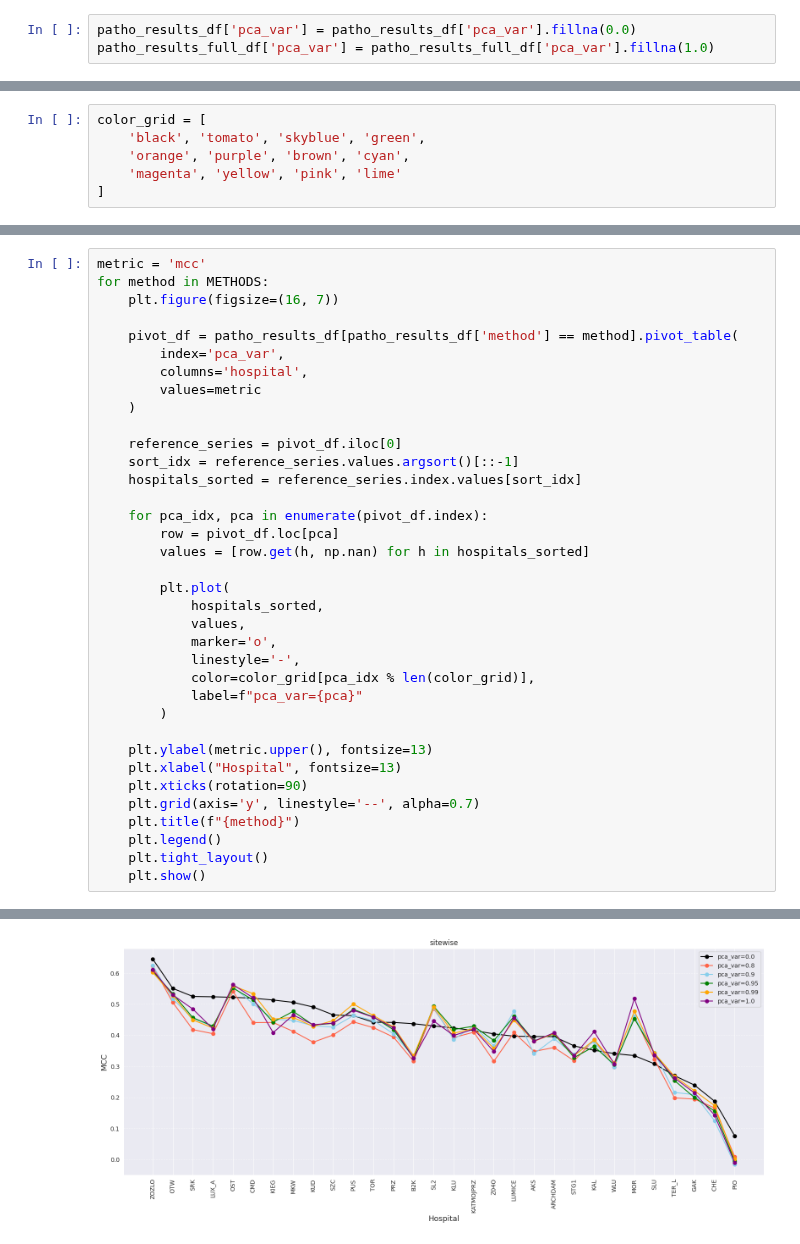
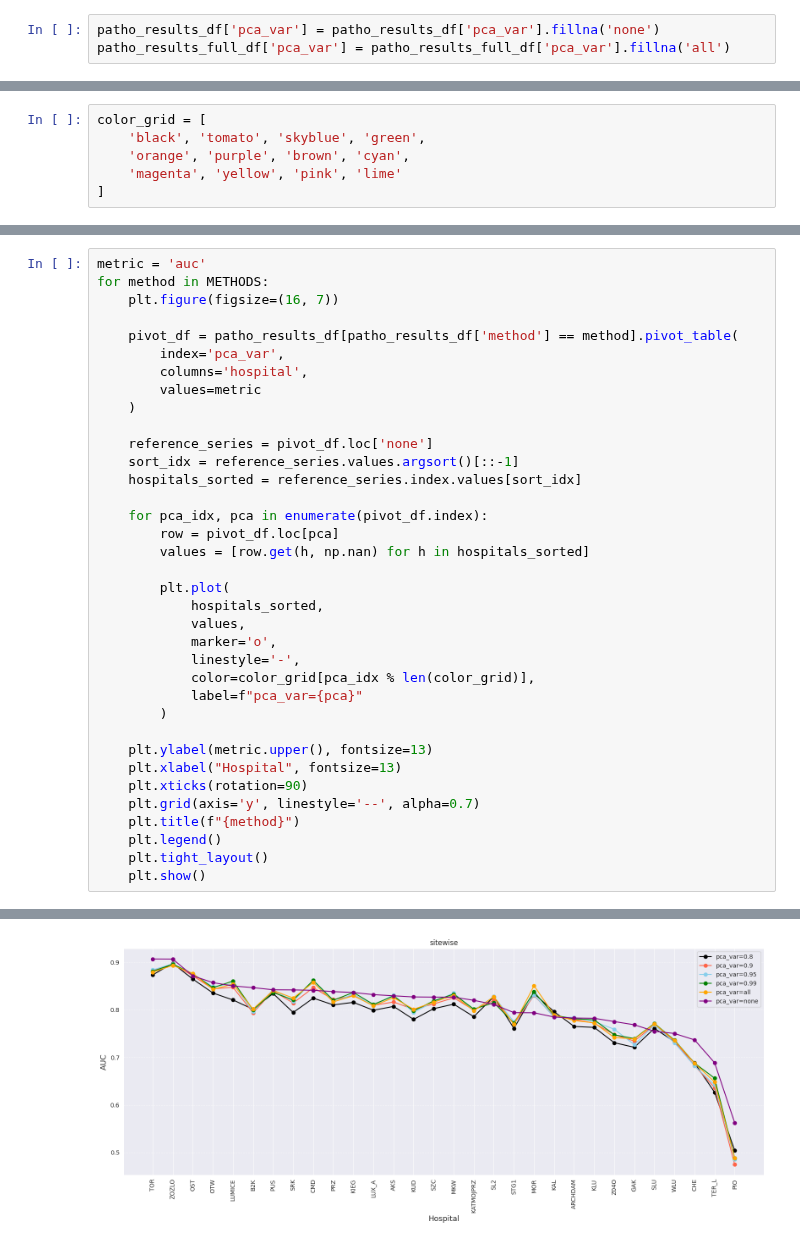
Before and after one commit to chox7/eeg-site-effects, a Jupyter notebook: notebooks/04_pca_sensitivity/exp_02_pathology_classification.ipynb, the cells around one changed output, grey strips where cells are left out. Saved outputs shown, nothing was run; the diff lists cells and outputs as text.

Commit message:
pathology classification on single catboost

```diff
--- a/notebooks/04_pca_sensitivity/exp_02_pathology_classification.ipynb
+++ b/notebooks/04_pca_sensitivity/exp_02_pathology_classification.ipynb
@@ -25,8 +27,8 @@ PCA_VARIANTS = [0.0, 1.0, 0.99, 0.95, 0.90, 0.80]
 patho_results_df = pd.read_csv(RESULTS_PATH_PATHO)
 patho_results_full_df = pd.read_csv(RESULTS_FULL_PATH_PATHO)
 # %%
-patho_results_df['pca_var'] = patho_results_df['pca_var'].fillna(0.0)
-patho_results_full_df['pca_var'] = patho_results_full_df['pca_var'].fillna(1.0)
+patho_results_df['pca_var'] = patho_results_df['pca_var'].fillna('none')
+patho_results_full_df['pca_var'] = patho_results_full_df['pca_var'].fillna('all')
 # %%
 patho_results_df
 # %% [output]
@@ -70,5 +72,5 @@ patho_results_df
 # %%
-metric = 'mcc'
+metric = 'auc'
 for method in METHODS:
     plt.figure(figsize=(16, 7))
 
@@ -78,7 +80,7 @@ for method in METHODS:
         values=metric
     )
 
-    reference_series = pivot_df.iloc[0]
+    reference_series = pivot_df.loc['none']
     sort_idx = reference_series.values.argsort()[::-1]
     hospitals_sorted = reference_series.index.values[sort_idx]
 
@@ -108 +110 @@ for method in METHODS:
-[figure, old version]
+[figure, new version]
```
Also changed, not shown: parts of 6 cells of this notebook, 4 other files.
